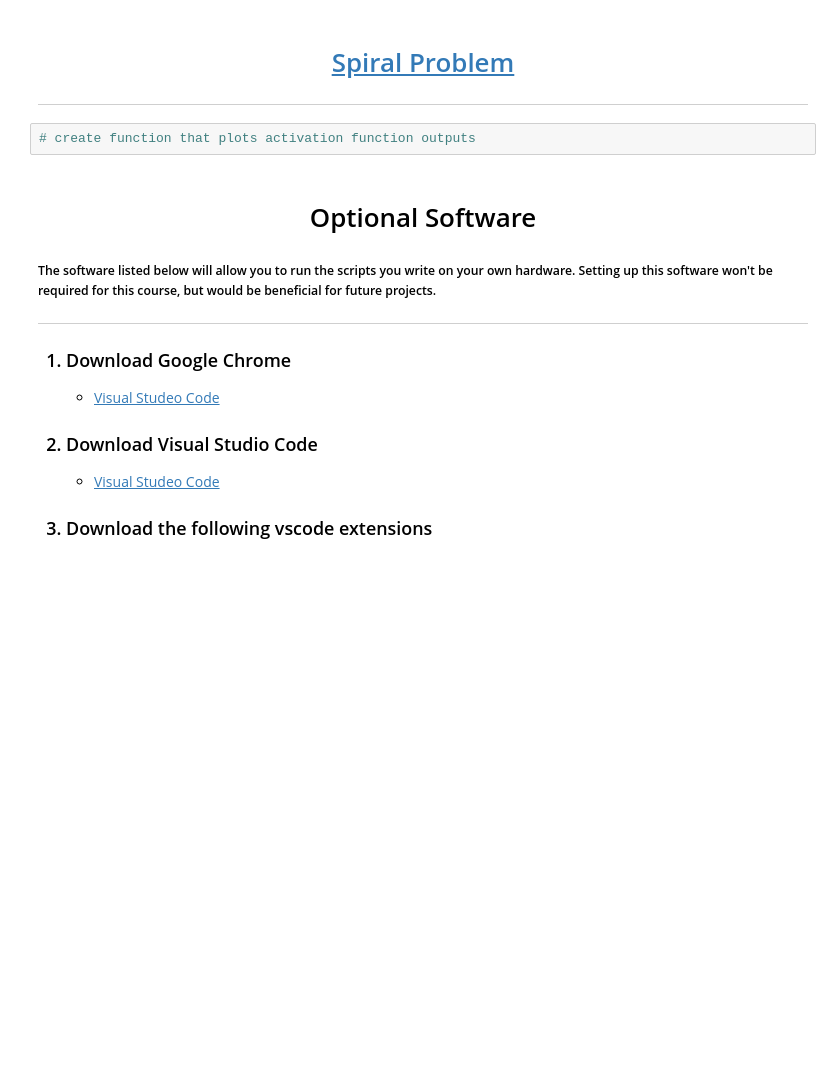
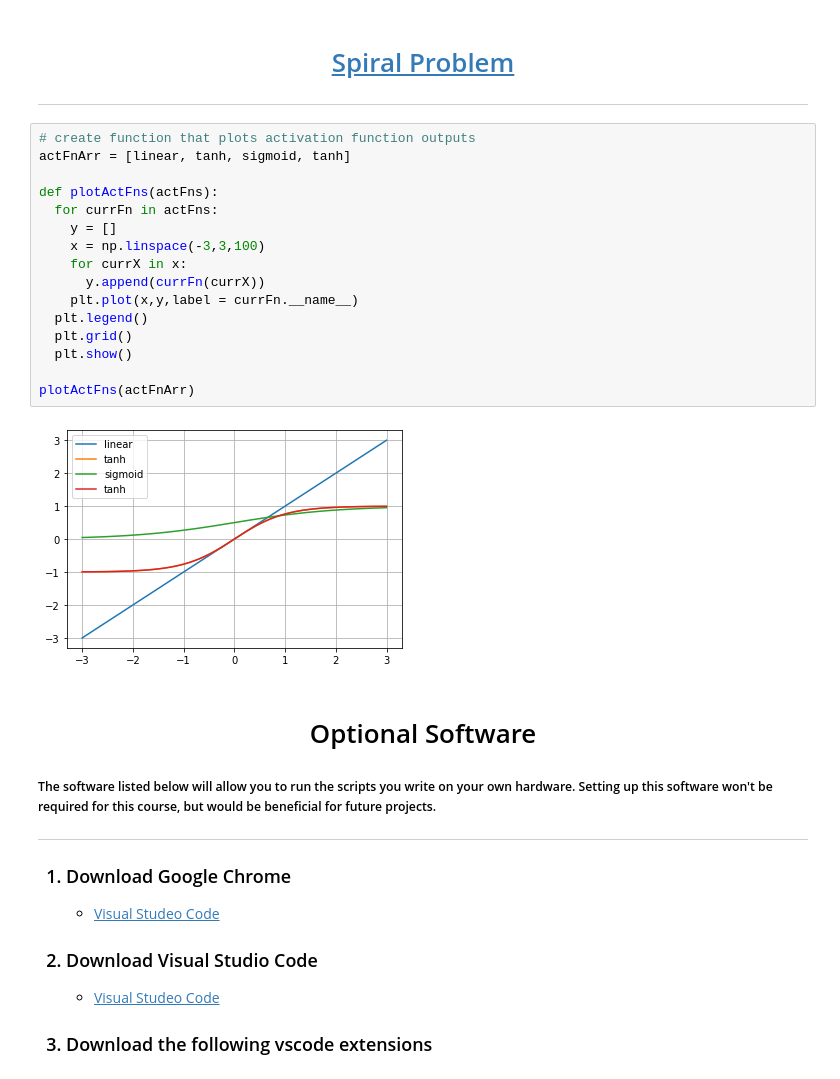
Before and after one commit to alicexli/ai-webdev, a Jupyter notebook: lessons/lesson-01/lesson-01.alicexli.ipynb, the cells around one changed output. Cells and saved outputs as stored; diff of their text form; blank space fills up the shorter version.

```diff
--- a/lessons/lesson-01/lesson-01.alicexli.ipynb
+++ b/lessons/lesson-01/lesson-01.alicexli.ipynb
@@ -161,8 +163,24 @@ plotActFn(relu)
 # <center><a href='https://playground.tensorflow.org/#activation=tanh&batchSize=10&dataset=spiral&regDataset=reg-plane&learningRate=0.03&regularizationRate=0&noise=0&networkShape=8&seed=0.45370&showTestData=false&discretize=false&percTrainData=80&x=true&y=true&xTimesY=false&xSquared=false&ySquared=false&cosX=false&sinX=false&cosY=false&sinY=false&collectStats=false&problem=classification&initZero=false&hideText=false'>Spiral Problem</a></center>
 
 ---
-# %%
-# create function that plots activation function outputs
+# %%
+# create function that plots activation function outputs
+actFnArr = [linear, tanh, sigmoid, tanh]
+
+def plotActFns(actFns):
+  for currFn in actFns:
+    y = []
+    x = np.linspace(-3,3,100)
+    for currX in x:
+      y.append(currFn(currX))
+    plt.plot(x,y,label = currFn.__name__)
+  plt.legend()
+  plt.grid()
+  plt.show()
+
+plotActFns(actFnArr)
+# %% [output]
+[figure, added]
 # %% [markdown]
 <h1 align='center'>Optional Software</h1>
 
```
Also changed, not shown: parts of 2 cells of this notebook.
